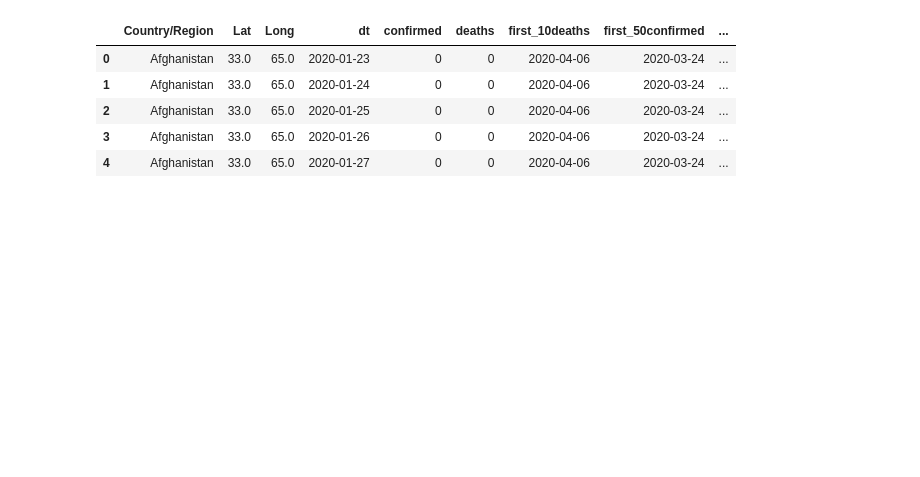
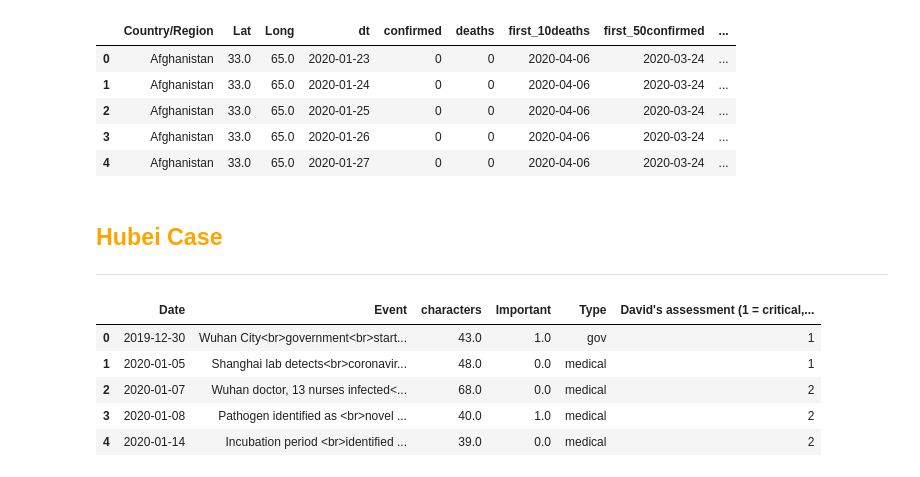
Before and after one commit to govex/COVID-19, a Jupyter notebook: code/Covid-19_v1.ipynb, the cells around one changed output. Drawn from its saved outputs; the diff is of its cells as text; code cells hidden in the pictures; blank space fills up the shorter version.

Commit message:
Hubei timeline style updates

```diff
--- a/code/Covid-19_v1.ipynb
+++ b/code/Covid-19_v1.ipynb
@@ -2678,3 +2678,18 @@ path = '../visuals/timelines/'
 tmp.to_json(path+'country_info.json', orient = 'columns')
 
 #tmp
+# %% [markdown]
+## <span style="color:orange">Hubei Case</span>
+<hr style="border: 1px solid #D3D3D3" >
+# %%
+#Open Hubei events
+hubei_ev = pd.read_csv('../data_tables/Hubei_Events_shortlist_format.csv')
+hubei_ev['Date'] = pd.to_datetime(hubei_ev['Date'])
+hubei_ev.head()
+# %% [output]
+|  | Date | Event | characters | Important | Type | David's assessment (1 = critical,... |
+| 0 | 2019-12-30 | Wuhan City<br>government<br>start... | 43.0 | 1.0 | gov | 1 |
+| 1 | 2020-01-05 | Shanghai lab detects<br>coronavir... | 48.0 | 0.0 | medical | 1 |
+| 2 | 2020-01-07 | Wuhan doctor, 13 nurses infected<... | 68.0 | 0.0 | medical | 2 |
+| 3 | 2020-01-08 | Pathogen identified as <br>novel ... | 40.0 | 1.0 | medical | 2 |
+| 4 | 2020-01-14 | Incubation period <br>identified ... | 39.0 | 0.0 | medical | 2 |
```
Also changed, not shown: parts of 8 cells of this notebook.
